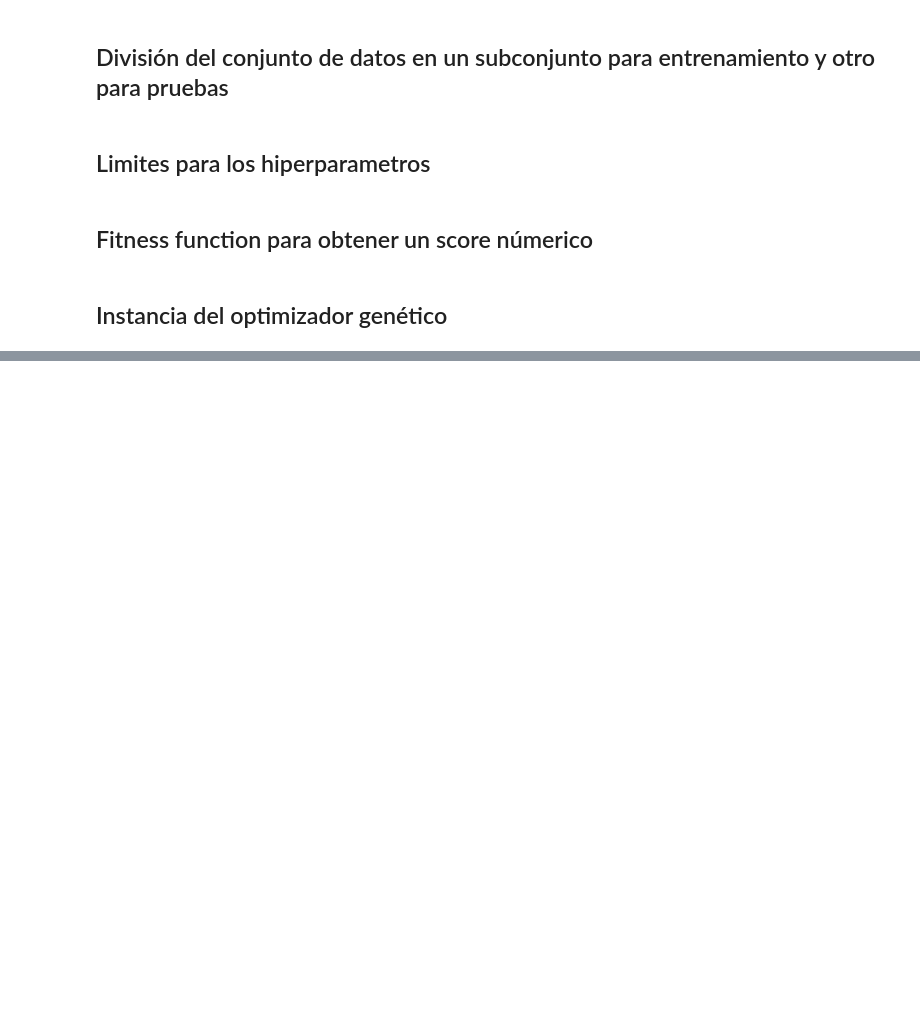
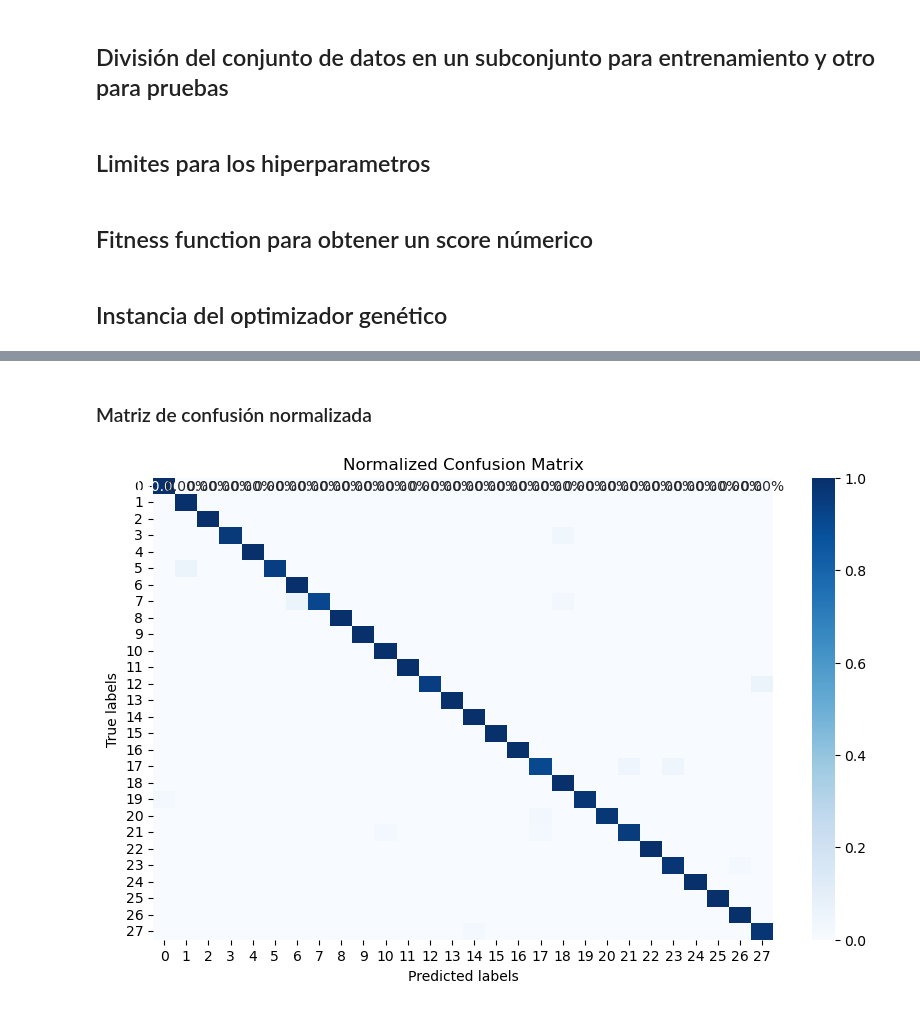
Before and after one commit to TheDeloz-v2/HyperOptGA, a Jupyter notebook: xgboost.ipynb, the cells around one changed output, grey strips where cells are left out. Cells and saved outputs as stored; diff of their text form; code cells hidden in the pictures; blank space fills up the shorter version.

```diff
--- a/xgboost.ipynb
+++ b/xgboost.ipynb
@@ -162,0 +169,11 @@ plt.show()
+# %% [markdown]
+### Matriz de confusión normalizada
+# %%
+plt.figure(figsize=(10, 6))
+sns.heatmap(mat_conf / mat_conf.sum(axis=1)[:, np.newaxis], annot=True, fmt=".2%", cmap="Blues")
+plt.xlabel("Predicted labels")
+plt.ylabel("True labels")
+plt.title("Normalized Confusion Matrix")
+plt.show()
+# %% [output]
+[figure, added]
```
Also changed, not shown: parts of 20 cells of this notebook.
